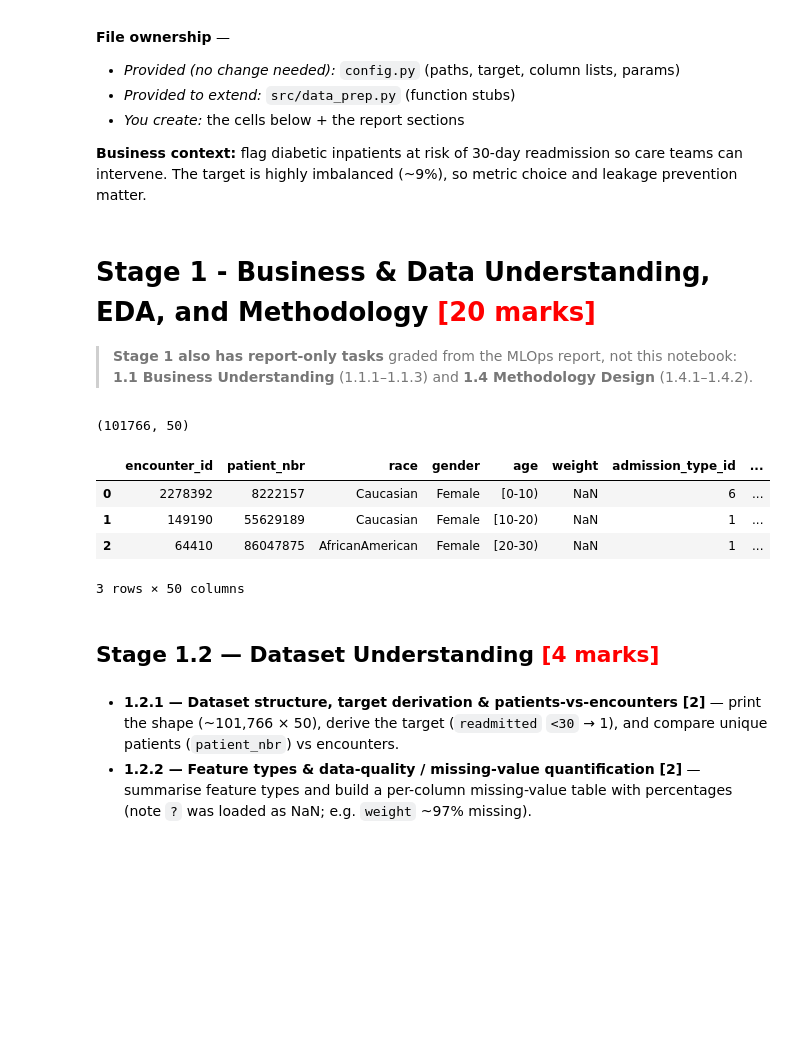
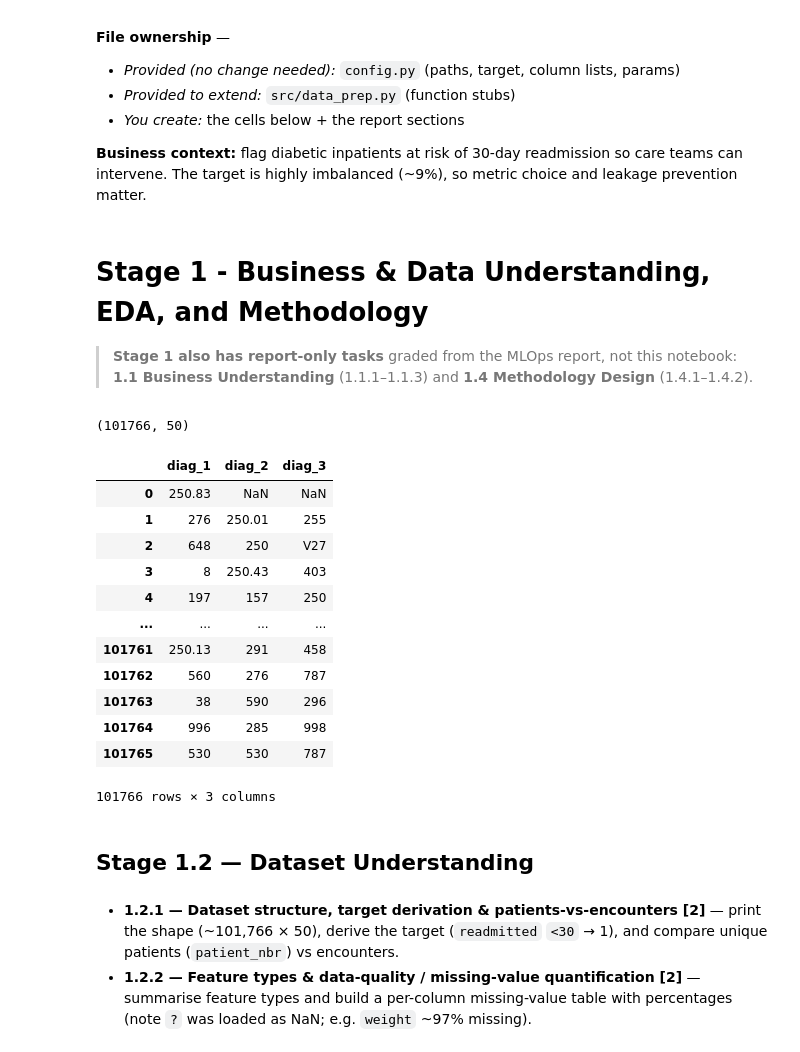
Before and after one commit to junghoona/hospital-readmission-prediction, a Jupyter notebook: Data_Preparation.ipynb, the cells around one changed output. Drawn from its saved outputs; the diff is of its cells as text; code cells hidden in the pictures; blank space fills up the shorter version.

Commit message:
added stage 1 eda and stage 2 data prep

```diff
--- a/Data_Preparation.ipynb
+++ b/Data_Preparation.ipynb
@@ -13,7 +13,7 @@ Covers **Stage 1 (Dataset Understanding + EDA)** and **Stage 2 (Data Preparation
 
 **Business context:** flag diabetic inpatients at risk of 30-day readmission so care teams can intervene. The target is highly imbalanced (~9%), so metric choice and leakage prevention matter.
 # %% [markdown]
-# Stage 1 - Business & Data Understanding, EDA, and Methodology  <font color="red">[20 marks]</font>
+# Stage 1 - Business & Data Understanding, EDA, and Methodology
 
 > **Stage 1 also has report-only tasks** graded from the MLOps report, not this notebook: **1.1 Business Understanding** (1.1.1–1.1.3) and **1.4 Methodology Design** (1.4.1–1.4.2).
 # %%
@@ -27,22 +27,38 @@ Covers **Stage 1 (Dataset Understanding + EDA)** and **Stage 2 (Data Preparation
 # %%
 import warnings; warnings.filterwarnings('ignore')
 import pandas as pd, numpy as np, matplotlib.pyplot as plt, seaborn as sns
 import src.data_prep as dp
 import config as cfg
 
-# TODO: load data/diabetic_data.csv treating '?' as NaN (na_values=['?']); print shape; head(3).
+# load data/diabetic_data.csv treating '?' as NaN (na_values=['?']); print shape; head(3).
 raw = dp.load_raw()
 print(raw.shape)
 raw.head(3)
+
+icd9_grouping = pd.DataFrame({
+    "diag_1": raw["diag_1"],
+    "diag_2": raw["diag_2"],
+    "diag_3": raw["diag_3"]
+})
+
+icd9_grouping
 # %% [output]
 (101766, 50)
-|  | encounter_id | patient_nbr | race | gender | age | weight | admission_type_id | ... |
-| 0 | 2278392 | 8222157 | Caucasian | Female | [0-10) | NaN | 6 | ... |
-| 1 | 149190 | 55629189 | Caucasian | Female | [10-20) | NaN | 1 | ... |
-| 2 | 64410 | 86047875 | AfricanAmerican | Female | [20-30) | NaN | 1 | ... |
+|  | diag_1 | diag_2 | diag_3 |
+| 0 | 250.83 | NaN | NaN |
+| 1 | 276 | 250.01 | 255 |
+| 2 | 648 | 250 | V27 |
+| 3 | 8 | 250.43 | 403 |
+| 4 | 197 | 157 | 250 |
+| ... | ... | ... | ... |
+| 101761 | 250.13 | 291 | 458 |
+| 101762 | 560 | 276 | 787 |
+| 101763 | 38 | 590 | 296 |
+| 101764 | 996 | 285 | 998 |
+| 101765 | 530 | 530 | 787 |
-3 rows × 50 columns
+101766 rows × 3 columns
 # %% [markdown]
-## Stage 1.2 — Dataset Understanding <font color="red">[4 marks]</font>
+## Stage 1.2 — Dataset Understanding
 # %% [markdown]
 - **1.2.1 — Dataset structure, target derivation & patients-vs-encounters [2]** — print the shape (~101,766 × 50), derive the target (`readmitted` `<30` → 1), and compare unique patients (`patient_nbr`) vs encounters.
 - **1.2.2 — Feature types & data-quality / missing-value quantification [2]** — summarise feature types and build a per-column missing-value table with percentages (note `?` was loaded as NaN; e.g. `weight` ~97% missing).
```
Also changed, not shown: parts of 13 cells of this notebook, 1 other file.
